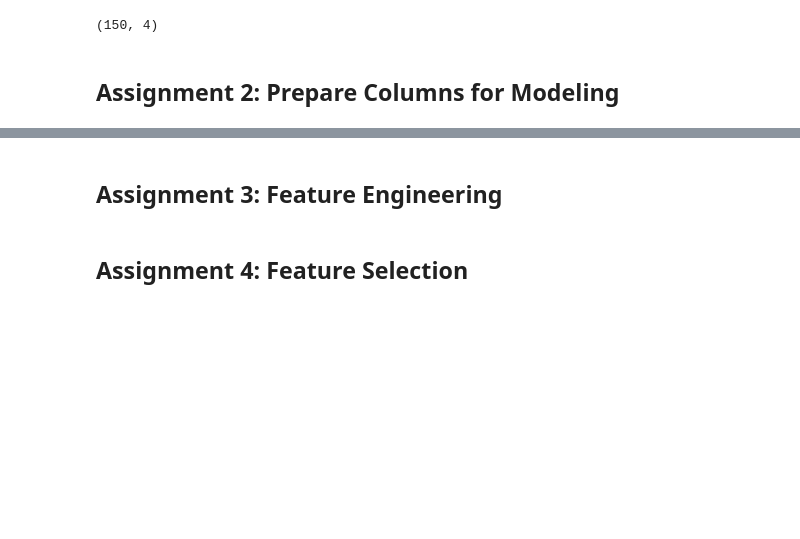
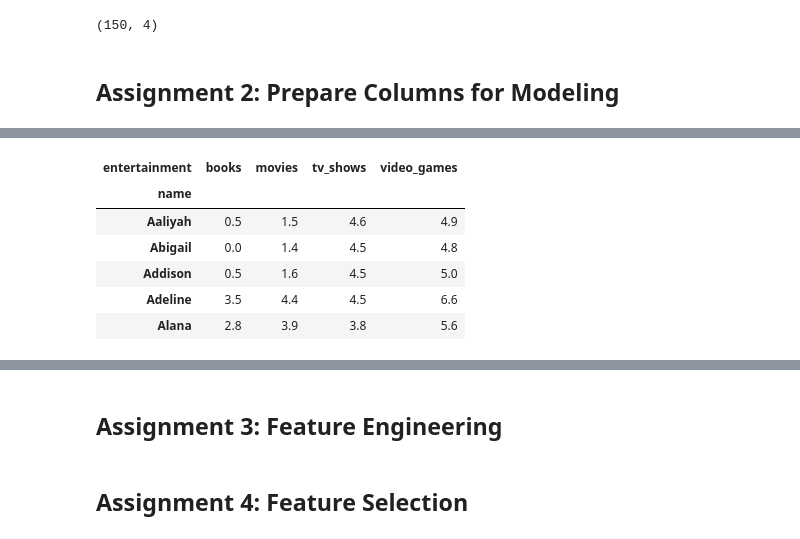
Before and after one commit to Camiloesp/PythonDataScience_UnsupervisedML, a Jupyter notebook: Course Assignment Notebooks/section03_data_prep_assignments.ipynb, the cells around one changed output, grey strips where cells are left out. Cells and saved outputs as stored; diff of their text form; code cells hidden in the pictures; blank space fills up the shorter version.

```diff
--- a/Course Assignment Notebooks/section03_data_prep_assignments.ipynb
+++ b/Course Assignment Notebooks/section03_data_prep_assignments.ipynb
@@ -77,4 +86,15 @@ df.shape
 # %%
 # 2. Fill in the missing values with zeros
+df.books = df.books.fillna(0)
+df.head()
+#df[df.isna().any(axis=1)]
+# %% [output]
+| entertainment | books | movies | tv_shows | video_games |
+| name |  |  |  |  |
+| Aaliyah | 0.5 | 1.5 | 4.6 | 4.9 |
+| Abigail | 0.0 | 1.4 | 4.5 | 4.8 |
+| Addison | 0.5 | 1.6 | 4.5 | 5.0 |
+| Adeline | 3.5 | 4.4 | 4.5 | 6.6 |
+| Alana | 2.8 | 3.9 | 3.8 | 5.6 |
 # %%
 # 3. Create a new column called video_game_lover for people who played more than 7 hours of video games
```
Also changed, not shown: parts of 3 cells of this notebook, 1 other file.
